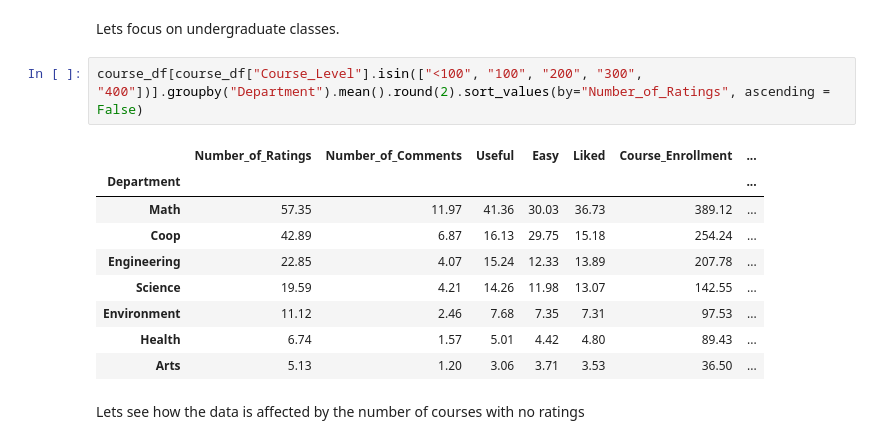
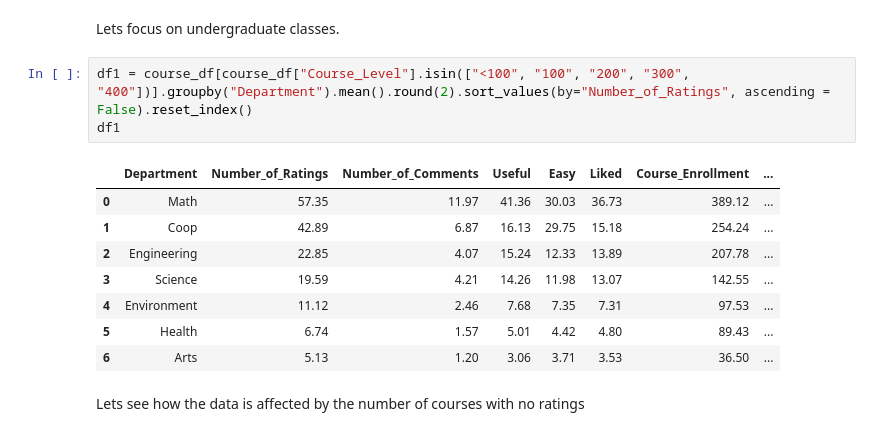
Before and after one commit to s2shams/UW-Course-Analysis, a Jupyter notebook: Data Visualization Final.ipynb, the cells around one changed output. Cells and saved outputs as stored; diff of their text form.

```diff
--- a/Data Visualization Final.ipynb
+++ b/Data Visualization Final.ipynb
@@ -70,17 +71,17 @@ course_df.groupby("Department").mean().round(2).sort_values(by="Number_of_Rating
 # %% [markdown]
 Lets focus on undergraduate classes.
 # %%
-course_df[course_df["Course_Level"].isin(["<100", "100", "200", "300", "400"])].groupby("Department").mean().round(2).sort_values(by="Number_of_Ratings", ascending = False)
+df1 = course_df[course_df["Course_Level"].isin(["<100", "100", "200", "300", "400"])].groupby("Department").mean().round(2).sort_values(by="Number_of_Ratings", ascending = False).reset_index()
+df1
 # %% [output]
-|  | Number_of_Ratings | Number_of_Comments | Useful | Easy | Liked | Course_Enrollment | ... |
-| Department |  |  |  |  |  |  | ... |
-| Math | 57.35 | 11.97 | 41.36 | 30.03 | 36.73 | 389.12 | ... |
-| Coop | 42.89 | 6.87 | 16.13 | 29.75 | 15.18 | 254.24 | ... |
-| Engineering | 22.85 | 4.07 | 15.24 | 12.33 | 13.89 | 207.78 | ... |
-| Science | 19.59 | 4.21 | 14.26 | 11.98 | 13.07 | 142.55 | ... |
-| Environment | 11.12 | 2.46 | 7.68 | 7.35 | 7.31 | 97.53 | ... |
-| Health | 6.74 | 1.57 | 5.01 | 4.42 | 4.80 | 89.43 | ... |
-| Arts | 5.13 | 1.20 | 3.06 | 3.71 | 3.53 | 36.50 | ... |
+|  | Department | Number_of_Ratings | Number_of_Comments | Useful | Easy | Liked | Course_Enrollment | ... |
+| 0 | Math | 57.35 | 11.97 | 41.36 | 30.03 | 36.73 | 389.12 | ... |
+| 1 | Coop | 42.89 | 6.87 | 16.13 | 29.75 | 15.18 | 254.24 | ... |
+| 2 | Engineering | 22.85 | 4.07 | 15.24 | 12.33 | 13.89 | 207.78 | ... |
+| 3 | Science | 19.59 | 4.21 | 14.26 | 11.98 | 13.07 | 142.55 | ... |
+| 4 | Environment | 11.12 | 2.46 | 7.68 | 7.35 | 7.31 | 97.53 | ... |
+| 5 | Health | 6.74 | 1.57 | 5.01 | 4.42 | 4.80 | 89.43 | ... |
+| 6 | Arts | 5.13 | 1.20 | 3.06 | 3.71 | 3.53 | 36.50 | ... |
 # %% [markdown]
 Lets see how the data is affected by the number of courses with no ratings
 # %%
```
Also changed, not shown: parts of 22 cells of this notebook.
